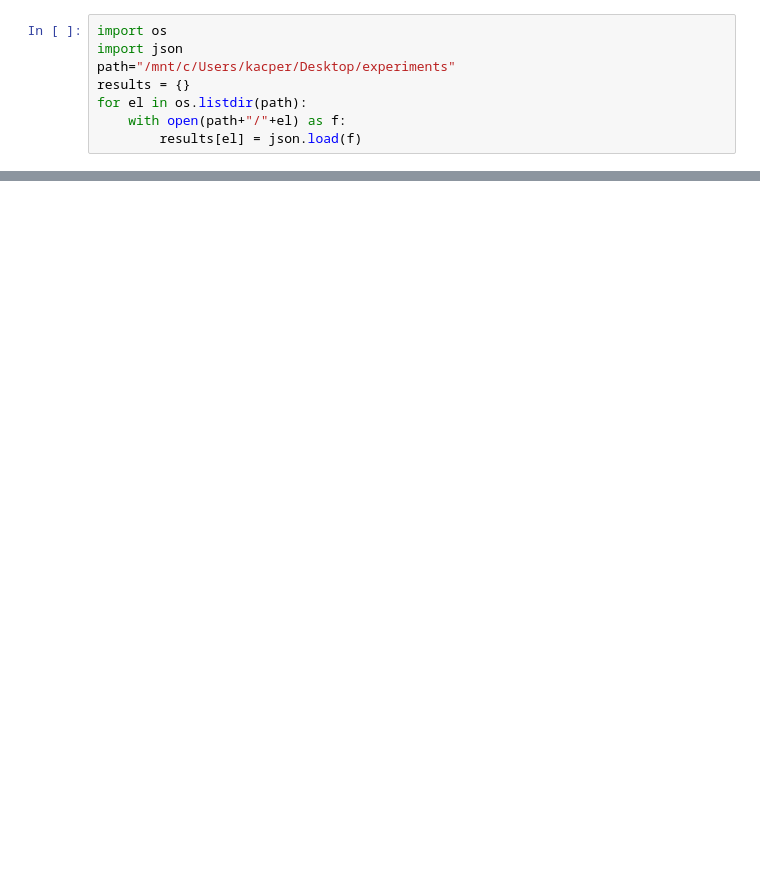
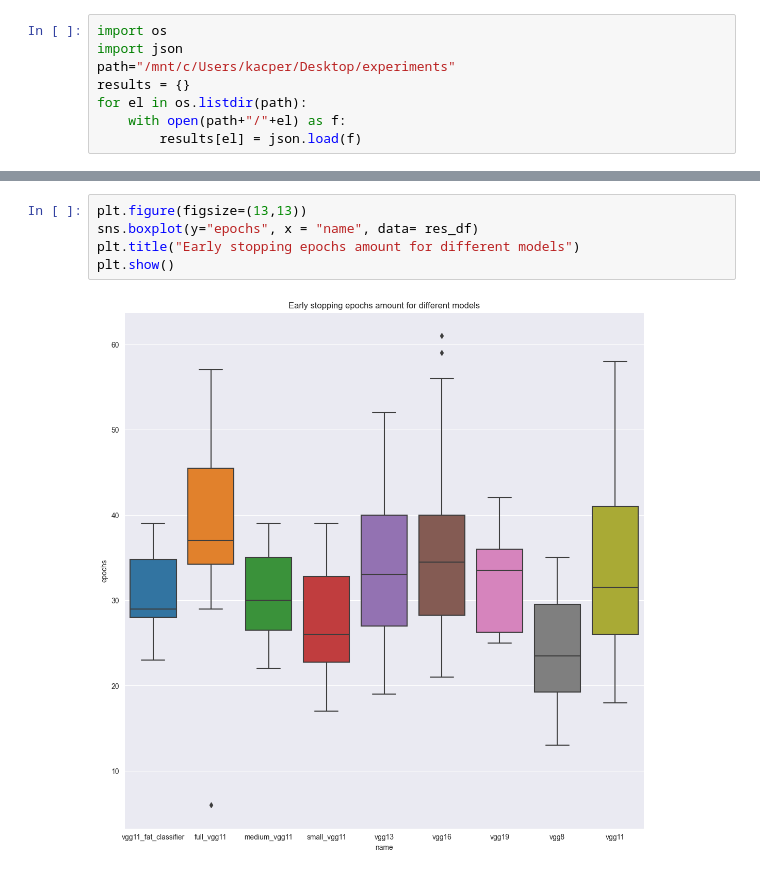
Before and after one commit to jakfol1217/DeepLearning, a Jupyter notebook: Project1/Experiment Analysis.ipynb, the cells around one changed output, grey strips where cells are left out. Drawn from its saved outputs; the diff is of its cells as text; blank space fills up the shorter version.

```diff
--- a/Project1/Experiment Analysis.ipynb
+++ b/Project1/Experiment Analysis.ipynb
@@ -31,0 +45,7 @@ res_df
+# %%
+plt.figure(figsize=(13,13))
+sns.boxplot(y="epochs", x = "name", data= res_df)
+plt.title("Early stopping epochs amount for different models")
+plt.show()
+# %% [output]
+[figure, added]
```
Also changed, not shown: parts of 8 cells of this notebook.
